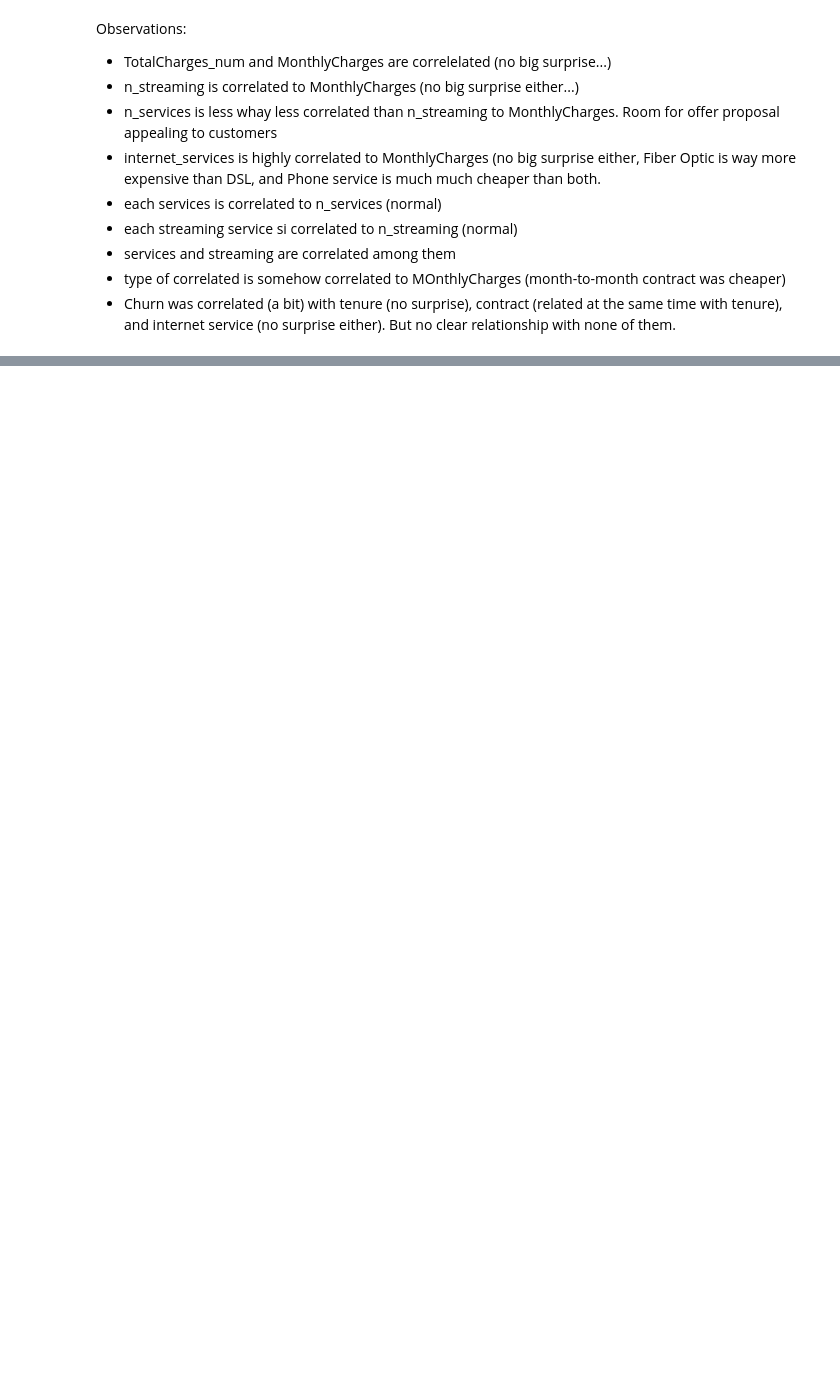
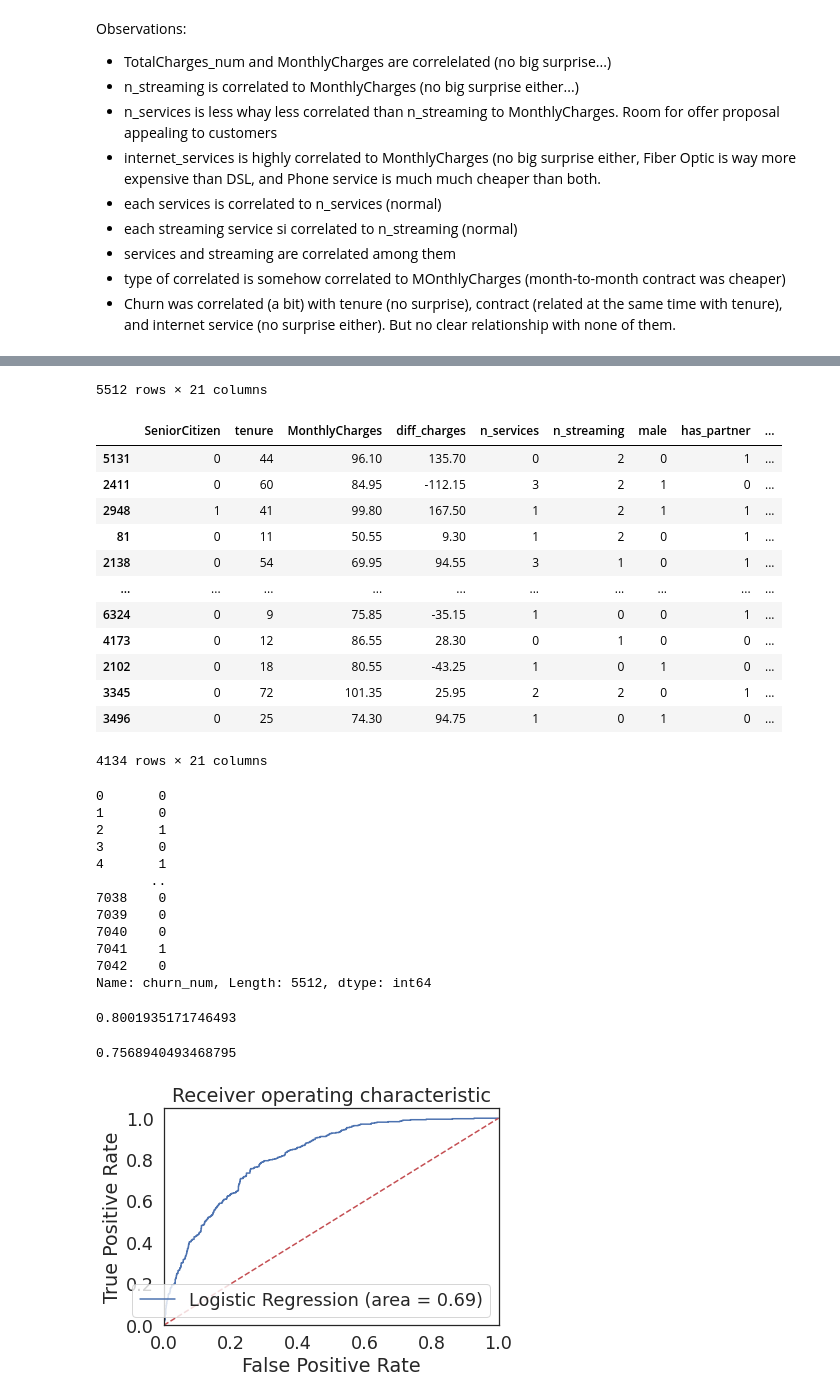
Before and after one commit to arcarrion/churn_prediction, a Jupyter notebook: notebooks/01_exploratory_analysis.ipynb, the cells around one changed output, grey strips where cells are left out. Cells and saved outputs as stored; diff of their text form; code cells hidden in the pictures; blank space fills up the shorter version.

```diff
--- a/notebooks/01_exploratory_analysis.ipynb
+++ b/notebooks/01_exploratory_analysis.ipynb
@@ -883,0 +1169,42 @@ Observations:
+# %%
+import xgboost as xgb
+
+model_data = raw_data.loc[:, ['SeniorCitizen', 'tenure', 'MonthlyCharges', 'diff_charges', 'n_services', 'n_streaming', 'male', 'has_partner' ,'has_dependents', 'has_phone_service', 'has_multiple_lines', 'internet_service', 'online_security', 'online_backup', 'device_protection', 'tech_support', 'streaming_tv', 'streaming_movies', 'contract', 'payment_method', 'paperless_billing', 'churn_num']]
+
+
+X = model_data.loc[model_data.internet_service!=-1, :].iloc[:, 0:-1].copy()
+display(X)
+y = model_data.loc[model_data.internet_service!=-1, :].iloc[:,-1].copy()
+
+X_train, X_test, y_train, y_test = train_test_split(X, y, random_state=0  )
+
+#min_max_scaler = preprocessing.MinMaxScaler()
+#X_train_trans = min_max_scaler.fit_transform(X_train)
+#X_test_trans = min_max_scaler.transform(X_test)
+X_train_trans = X_train
+X_test_trans = X_test
+display(X_train_trans)
+display(y)
+clf = xgb.XGBClassifier(random_state=0).fit(X_train_trans, y_train)
+
+print(clf.summary2())
+
+display(clf.score(X_train_trans, y_train))
+display(clf.score(X_test_trans, y_test))
+
+from sklearn.metrics import roc_auc_score
+from sklearn.metrics import roc_curve
+logit_roc_auc = roc_auc_score(y_test, clf.predict(X_test_trans))
+fpr, tpr, thresholds = roc_curve(y_test, clf.predict_proba(X_test_trans)[:,1])
+plt.figure()
+plt.plot(fpr, tpr, label='Logistic Regression (area = %0.2f)' % logit_roc_auc)
+plt.plot([0, 1], [0, 1],'r--')
+plt.xlim([0.0, 1.0])
+plt.ylim([0.0, 1.05])
+plt.xlabel('False Positive Rate')
+plt.ylabel('True Positive Rate')
+plt.title('Receiver operating characteristic')
+plt.legend(loc="lower right")
+plt.savefig('Log_ROC')
+plt.show()
+# %% [output]
@@ -883,0 +1223,29 @@ Observations:
+5512 rows × 21 columns
+|  | SeniorCitizen | tenure | MonthlyCharges | diff_charges | n_services | n_streaming | male | has_partner | ... |
+| 5131 | 0 | 44 | 96.10 | 135.70 | 0 | 2 | 0 | 1 | ... |
+| 2411 | 0 | 60 | 84.95 | -112.15 | 3 | 2 | 1 | 0 | ... |
+| 2948 | 1 | 41 | 99.80 | 167.50 | 1 | 2 | 1 | 1 | ... |
+| 81 | 0 | 11 | 50.55 | 9.30 | 1 | 2 | 0 | 1 | ... |
+| 2138 | 0 | 54 | 69.95 | 94.55 | 3 | 1 | 0 | 1 | ... |
+| ... | ... | ... | ... | ... | ... | ... | ... | ... | ... |
+| 6324 | 0 | 9 | 75.85 | -35.15 | 1 | 0 | 0 | 1 | ... |
+| 4173 | 0 | 12 | 86.55 | 28.30 | 0 | 1 | 0 | 0 | ... |
+| 2102 | 0 | 18 | 80.55 | -43.25 | 1 | 0 | 1 | 0 | ... |
+| 3345 | 0 | 72 | 101.35 | 25.95 | 2 | 2 | 0 | 1 | ... |
+| 3496 | 0 | 25 | 74.30 | 94.75 | 1 | 0 | 1 | 0 | ... |
+4134 rows × 21 columns
+0       0
+1       0
+2       1
+3       0
+4       1
+       ..
+7038    0
+7039    0
+7040    0
+7041    1
+7042    0
+Name: churn_num, Length: 5512, dtype: int64
+0.8001935171746493
+0.7568940493468795
+[figure, added]
```
Also changed, not shown: parts of 13 cells of this notebook.
